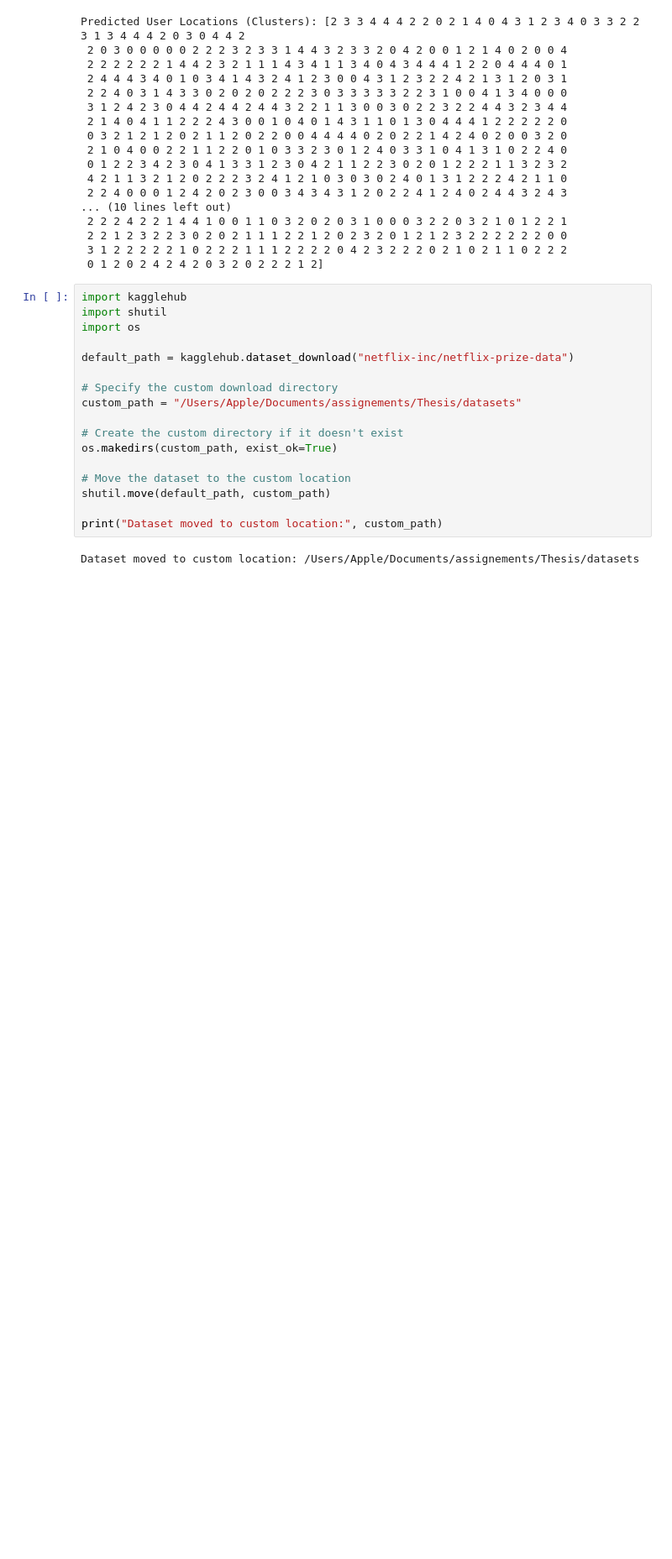
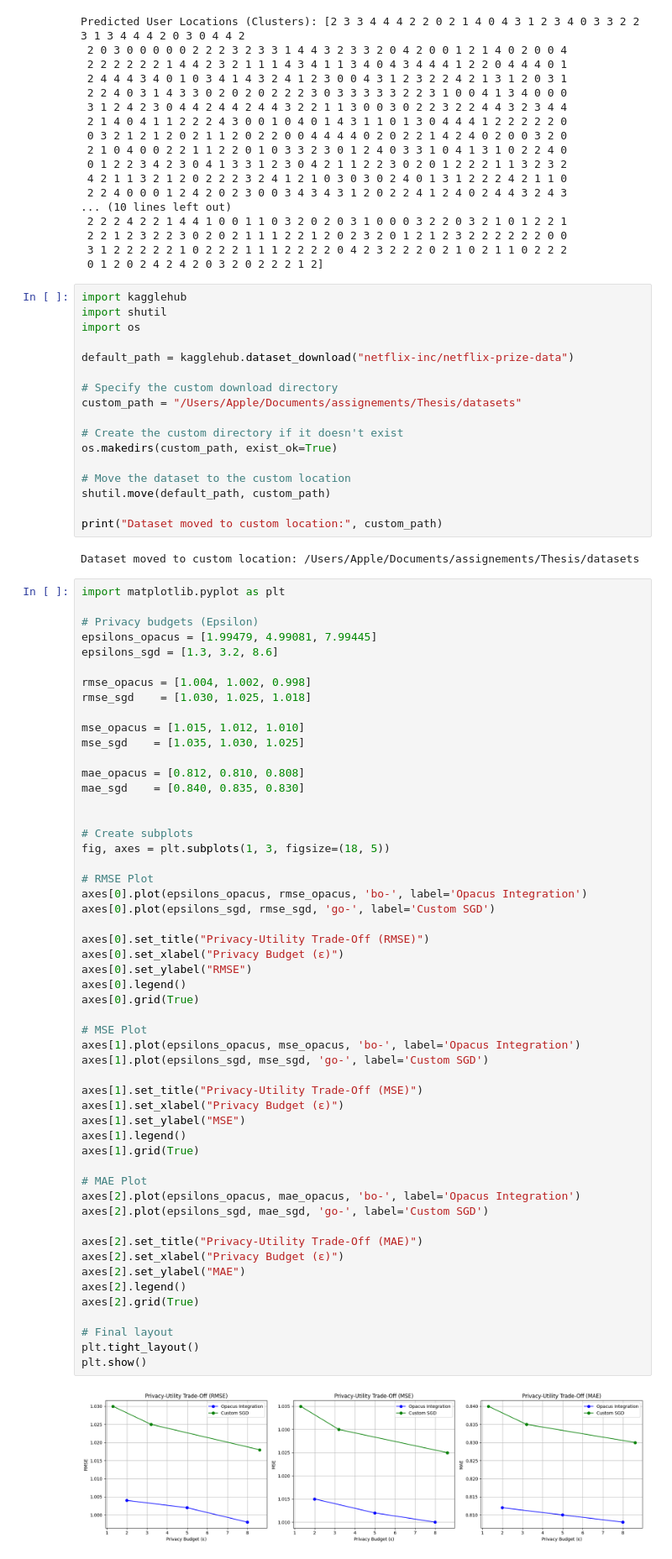
Before and after one commit to felixkwasisarpong/Reccomender-systems-and-Adversarial, a Jupyter notebook: prototytpe.ipynb, the cells around one changed output. Shown at 84% size. Cells and saved outputs as stored; diff of their text form; blank space fills up the shorter version.

```diff
--- a/prototytpe.ipynb
+++ b/prototytpe.ipynb
@@ -261,3 +285,58 @@ shutil.move(default_path, custom_path)
 print("Dataset moved to custom location:", custom_path)
 # %% [output]
 Dataset moved to custom location: /Users/Apple/Documents/assignements/Thesis/datasets
+# %%
+import matplotlib.pyplot as plt
+
+# Privacy budgets (Epsilon)
+epsilons_opacus = [1.99479, 4.99081, 7.99445]
+epsilons_sgd = [1.3, 3.2, 8.6]
+
+rmse_opacus = [1.004, 1.002, 0.998]
+rmse_sgd    = [1.030, 1.025, 1.018]
+
+mse_opacus = [1.015, 1.012, 1.010]
+mse_sgd    = [1.035, 1.030, 1.025]
+
+mae_opacus = [0.812, 0.810, 0.808]
+mae_sgd    = [0.840, 0.835, 0.830]
+
+
+# Create subplots
+fig, axes = plt.subplots(1, 3, figsize=(18, 5))
+
+# RMSE Plot
+axes[0].plot(epsilons_opacus, rmse_opacus, 'bo-', label='Opacus Integration')
+axes[0].plot(epsilons_sgd, rmse_sgd, 'go-', label='Custom SGD')
+
+axes[0].set_title("Privacy-Utility Trade-Off (RMSE)")
+axes[0].set_xlabel("Privacy Budget (ε)")
+axes[0].set_ylabel("RMSE")
+axes[0].legend()
+axes[0].grid(True)
+
+# MSE Plot
+axes[1].plot(epsilons_opacus, mse_opacus, 'bo-', label='Opacus Integration')
+axes[1].plot(epsilons_sgd, mse_sgd, 'go-', label='Custom SGD')
+
+axes[1].set_title("Privacy-Utility Trade-Off (MSE)")
+axes[1].set_xlabel("Privacy Budget (ε)")
+axes[1].set_ylabel("MSE")
+axes[1].legend()
+axes[1].grid(True)
+
+# MAE Plot
+axes[2].plot(epsilons_opacus, mae_opacus, 'bo-', label='Opacus Integration')
+axes[2].plot(epsilons_sgd, mae_sgd, 'go-', label='Custom SGD')
+
+axes[2].set_title("Privacy-Utility Trade-Off (MAE)")
+axes[2].set_xlabel("Privacy Budget (ε)")
+axes[2].set_ylabel("MAE")
+axes[2].legend()
+axes[2].grid(True)
+
+# Final layout
+plt.tight_layout()
+plt.show()
+# %% [output]
+[figure, added]
```
Also changed, not shown: parts of 2 cells of this notebook, 25 other files.
